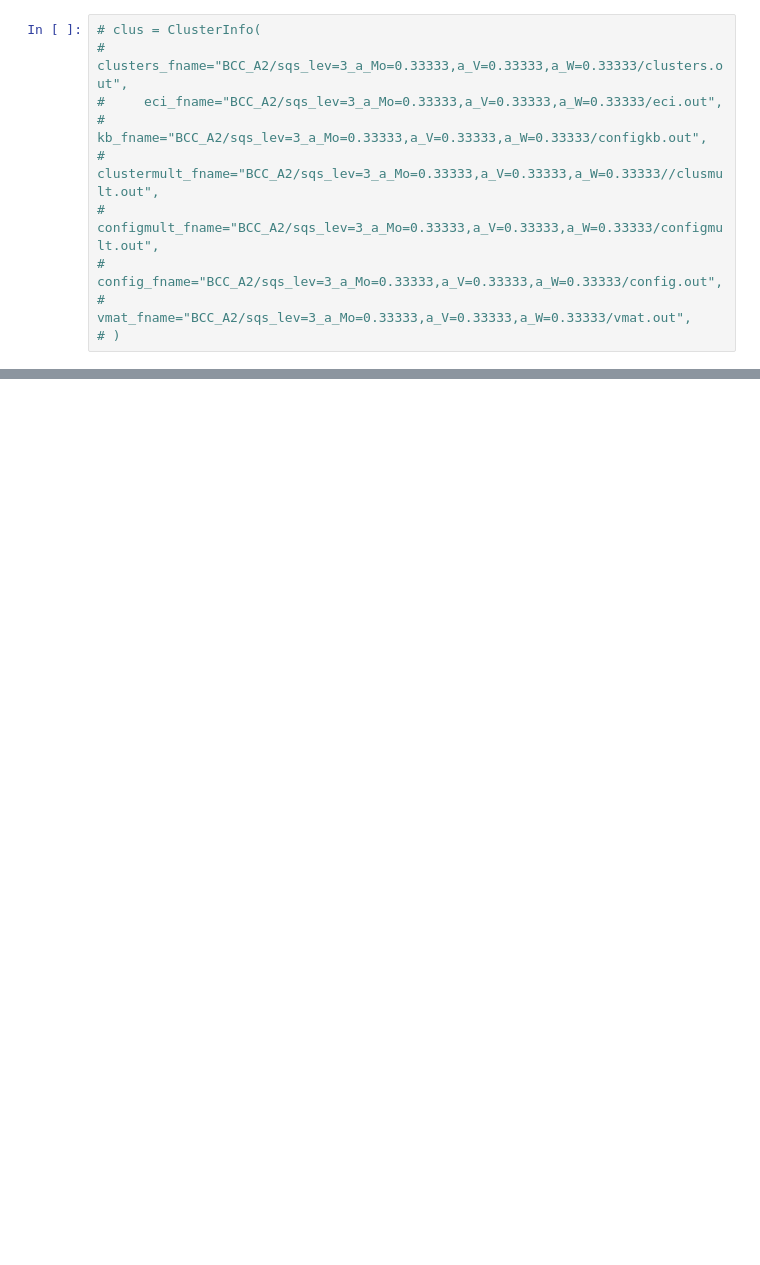
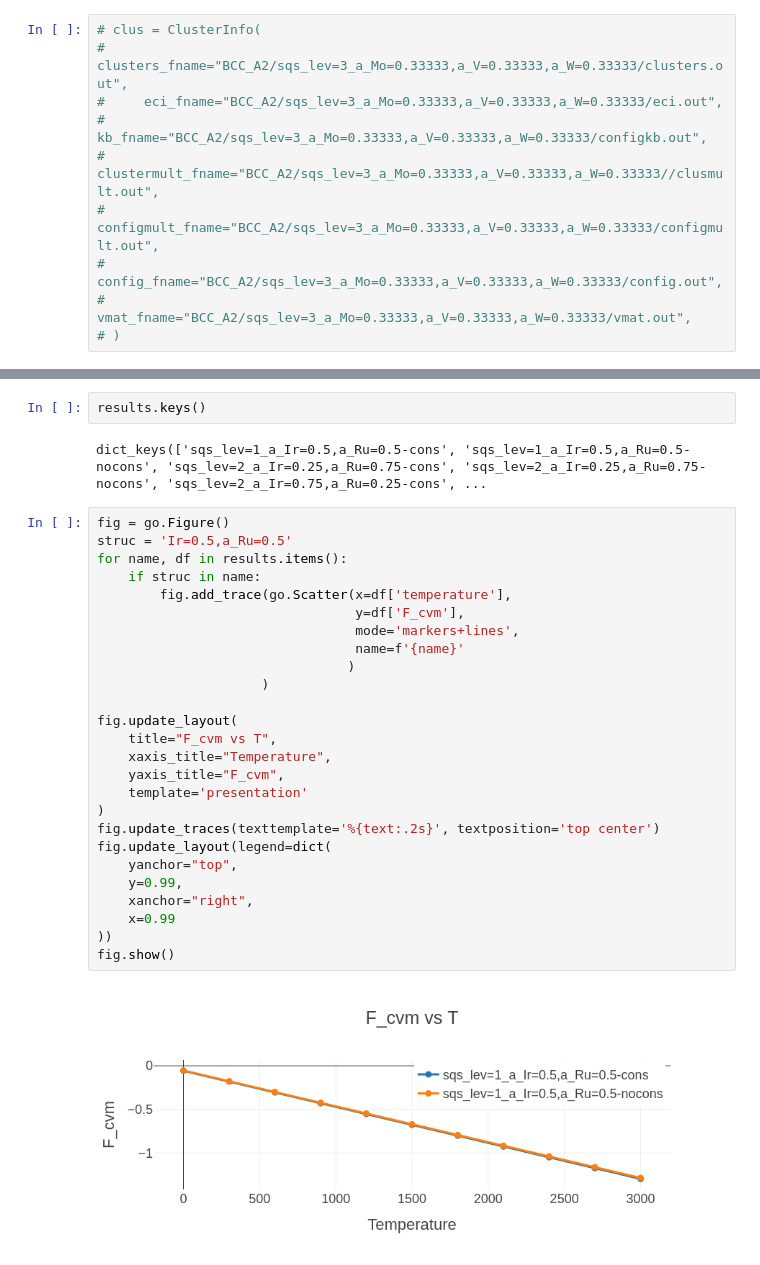
Before and after one commit to reach2sayan/CVM, a Jupyter notebook: Analysis_SRO.ipynb, the cells around one changed output, grey strips where cells are left out. Saved outputs shown, nothing was run; the diff lists cells and outputs as text; blank space fills up the shorter version.

```diff
--- a/Analysis_SRO.ipynb
+++ b/Analysis_SRO.ipynb
@@ -61,3 +61,35 @@ results['nocons_alt'] = pd.read_json('results/result.json-cons-Mar-10').drop('co
+# %%
+results.keys()
+# %% [output]
+dict_keys(['sqs_lev=1_a_Ir=0.5,a_Ru=0.5-cons', 'sqs_lev=1_a_Ir=0.5,a_Ru=0.5-nocons', 'sqs_lev=2_a_Ir=0.25,a_Ru=0.75-cons', 'sqs_lev=2_a_Ir=0.25,a_Ru=0.75-nocons', 'sqs_lev=2_a_Ir=0.75,a_Ru=0.25-cons', ...
+# %%
+fig = go.Figure()
+struc = 'Ir=0.5,a_Ru=0.5'
+for name, df in results.items():
+    if struc in name:
+        fig.add_trace(go.Scatter(x=df['temperature'],
+                                 y=df['F_cvm'],
+                                 mode='markers+lines',
+                                 name=f'{name}'
+                                )
+                     )
+
+fig.update_layout(
+    title="F_cvm vs T",
+    xaxis_title="Temperature",
+    yaxis_title="F_cvm",
+    template='presentation'
+)
+fig.update_traces(texttemplate='%{text:.2s}', textposition='top center')
+fig.update_layout(legend=dict(
+    yanchor="top",
+    y=0.99,
+    xanchor="right",
+    x=0.99
+))
+fig.show()
+# %% [output]
+[figure, added]
 # %%
 fig = go.Figure()
 
```
Also changed, not shown: parts of 12 cells of this notebook, 4 other files.
